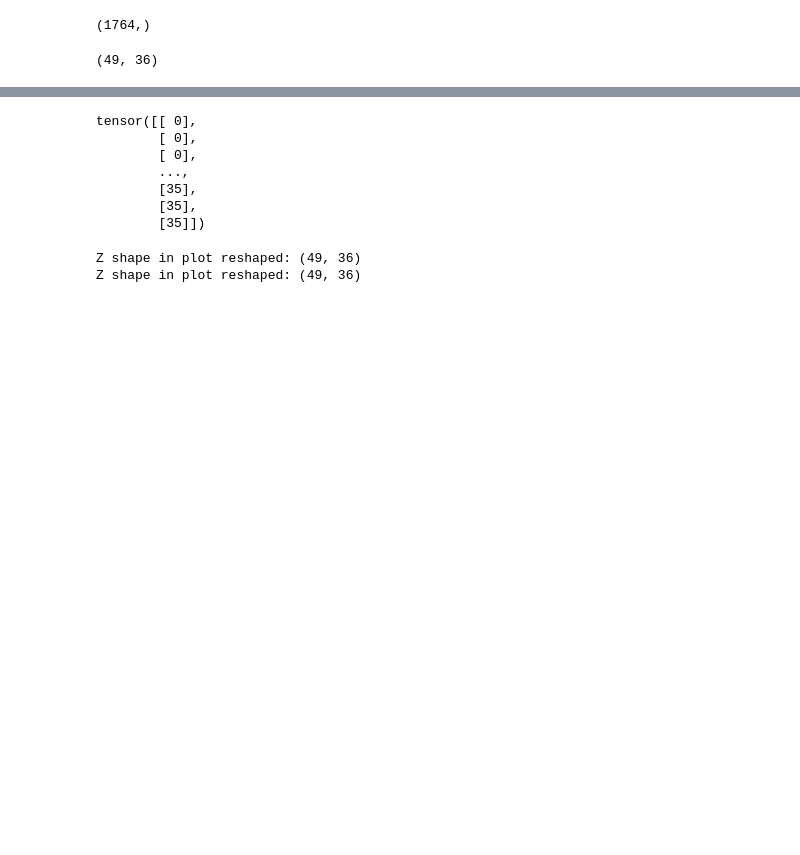
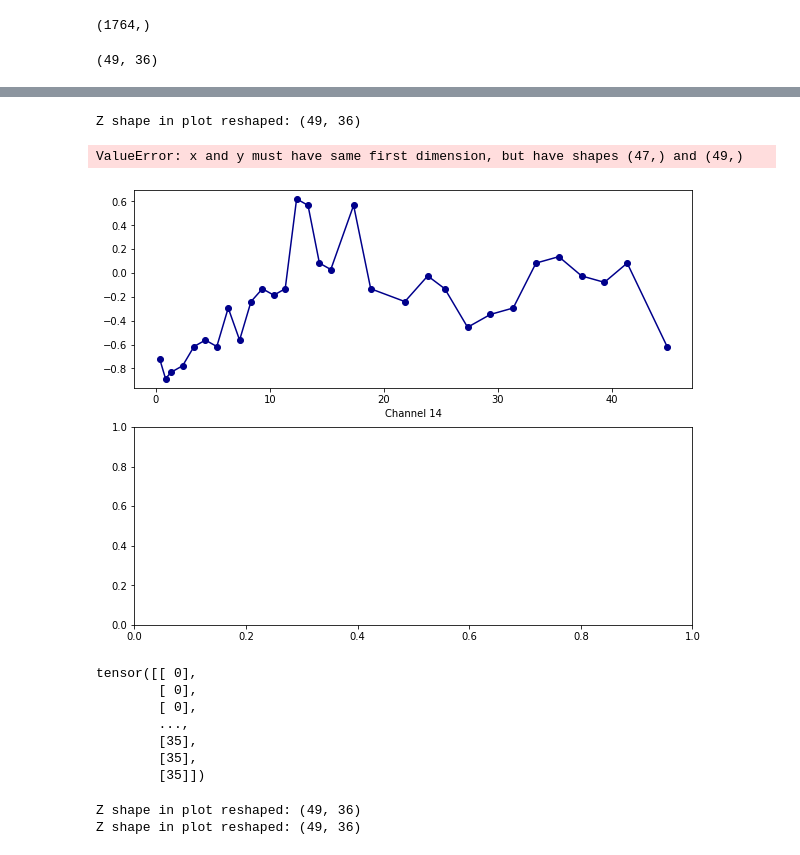
Before and after one commit to BorgwardtLab/Imputing_Signatures, a Jupyter notebook: notebooks/testing_gp_sig_adapter_padding.ipynb, the cells around one changed output, grey strips where cells are left out. Drawn from its saved outputs; the diff is of its cells as text; code cells hidden in the pictures; blank space fills up the shorter version.

```diff
--- a/notebooks/testing_gp_sig_adapter_padding.ipynb
+++ b/notebooks/testing_gp_sig_adapter_padding.ipynb
@@ -786,3 +857,14 @@ array([ 0,  1,  2,  3,  4,  5,  6,  7,  8,  9, 10, 11, 12, 13, 14, 15, 16,
+# %%
+plot_instance(6, Z, Z_raw, test_inputs,
+              test_indices, inputs, indices,
+              values, show_channels=[14, 23],
+              show_type=['input', 'gp_reshaped'],
+              n_mc_smps=n_mc_smps,
+              batch_size=batch_size)
+# %% [output]
+Z shape in plot reshaped: (49, 36)
+ValueError: x and y must have same first dimension, but have shapes (47,) and (49,)
+[figure, added]
 # %%
 # %% [output]
 tensor([[ 0],
```
Also changed, not shown: parts of 26 cells of this notebook.
